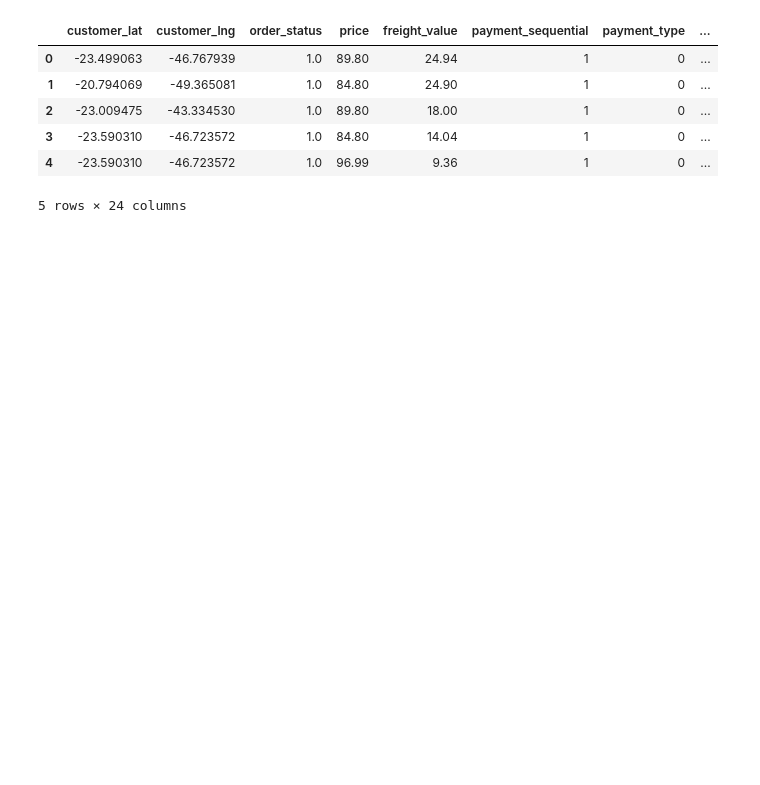
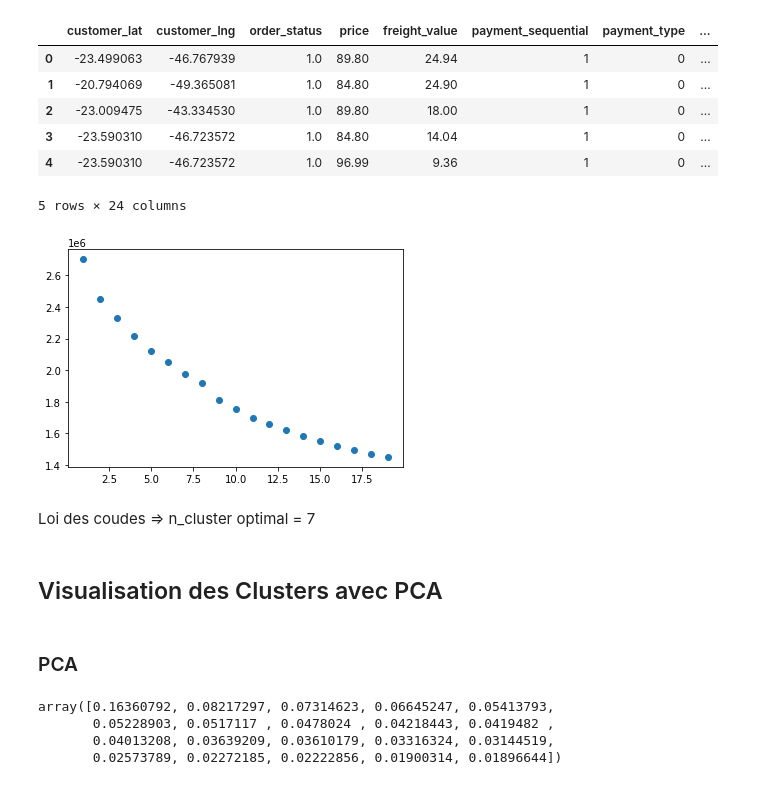
Before and after one commit to RudyBourez/Machine_Learning, a Jupyter notebook: Olist_projet/modélisation.ipynb, the cells around one changed output. Cells and saved outputs as stored; diff of their text form; code cells hidden in the pictures; blank space fills up the shorter version.

Commit message:
clusters + visualisation

```diff
--- a/Olist_projet/modélisation.ipynb
+++ b/Olist_projet/modélisation.ipynb
@@ -19,9 +21,29 @@ df.head()
 # %%
 x = []
 y = []
-for n in range(1,10):
+for n in range(1,20):
     x.append(n)
-    estimator = make_pipeline(StandardScaler(), KMeans(n_clusters=n))
+    estimator = make_pipeline(StandardScaler(),PCA(n_components=0.99), KMeans(n_clusters=n, random_state=1))
     estimator.fit(df)
-    y.append(estimator.inertia_)
-pl
+    y.append(int(estimator.named_steps['kmeans'].inertia_))
+
+plt.scatter(x, y)
+plt.show()
+# %% [output]
+[figure, added]
+# %% [markdown]
+Loi des coudes => n_cluster optimal = 7
+# %% [markdown]
+## Visualisation des Clusters avec PCA
+# %% [markdown]
+### PCA
+# %%
+pca = PCA(n_components=0.95)
+df_scaled = StandardScaler().fit_transform(df)
+pca.fit(df_scaled)
+pca.explained_variance_ratio_
+# %% [output]
+array([0.16360792, 0.08217297, 0.07314623, 0.06645247, 0.05413793,
+       0.05228903, 0.0517117 , 0.0478024 , 0.04218443, 0.0419482 ,
+       0.04013208, 0.03639209, 0.03610179, 0.03316324, 0.03144519,
+       0.02573789, 0.02272185, 0.02222856, 0.01900314, 0.01896644])
```
Also changed, not shown: parts of 10 cells of this notebook.
